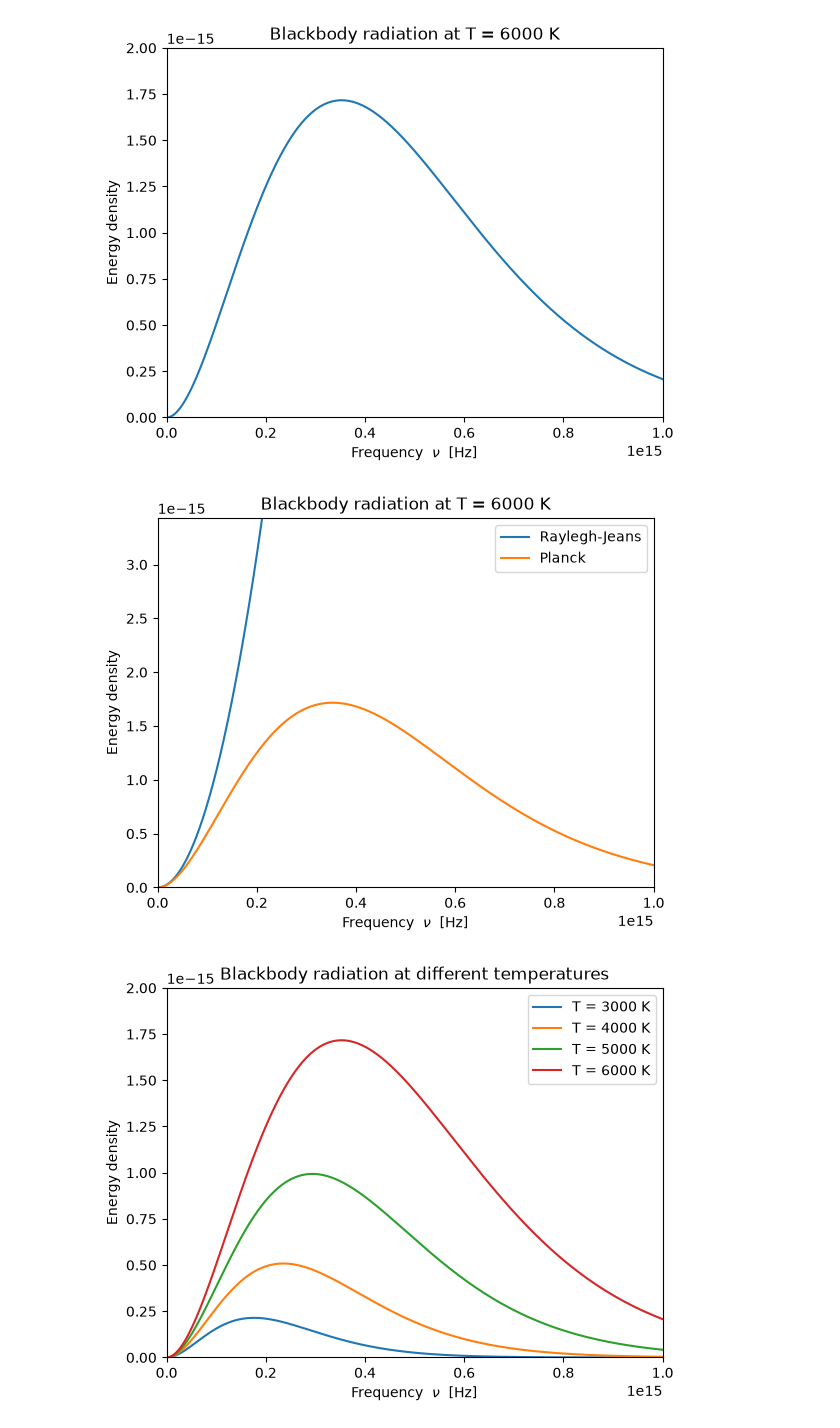
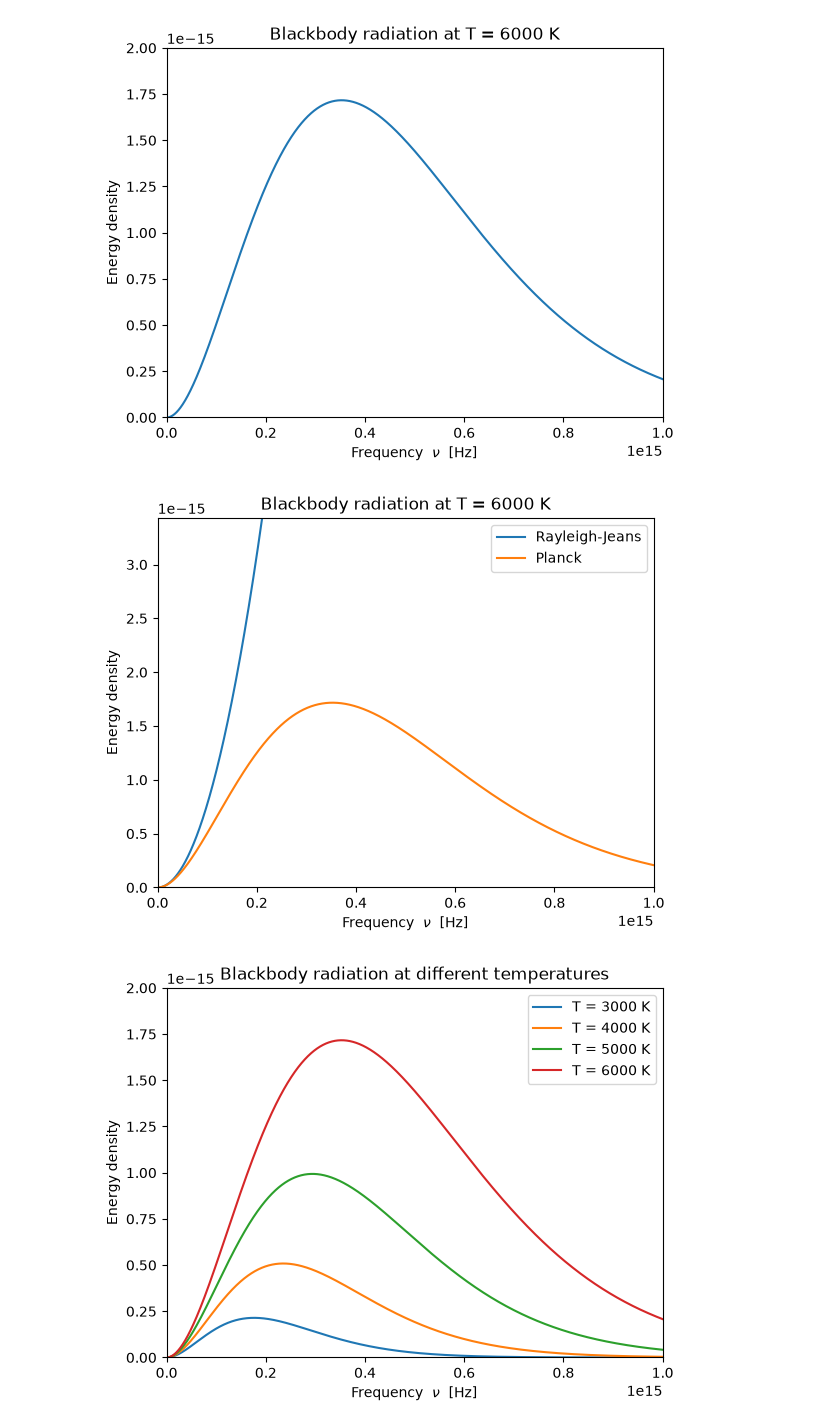
Before and after one commit to Quree2357/quantum-chemistry-with-python, a Jupyter notebook: scripts/01-01.ipynb, the cells around one changed output. Cells and saved outputs as stored; diff of their text form; code cells hidden in the pictures.

```diff
--- a/scripts/01-01.ipynb
+++ b/scripts/01-01.ipynb
@@ -43,17 +43,17 @@ plt.show()
 # %% [output]
 [figure]
 # %%
-plt.plot(nu, rayleigh_jeans(nu, T), label="Raylegh-Jeans")
+plt.plot(nu, rayleigh_jeans(nu, T), label="Rayleigh-Jeans")
 plt.plot(nu, planck(nu, T), label="Planck")
 plt.xlabel(r"Frequency  $\nu$  [Hz]")
 plt.ylabel(r"Energy density")
 plt.xlim(0, 1e15)
 plt.ylim(0, np.max(planck(nu, T)) * 2)
 plt.title(f"Blackbody radiation at T = {T} K")
 plt.legend()
 plt.show()
 # %% [output]
-[figure, old version]
+[figure, new version]
 # %%
 T = [3000, 4000, 5000, 6000]
 
```
Also changed, not shown: 3 other files.
